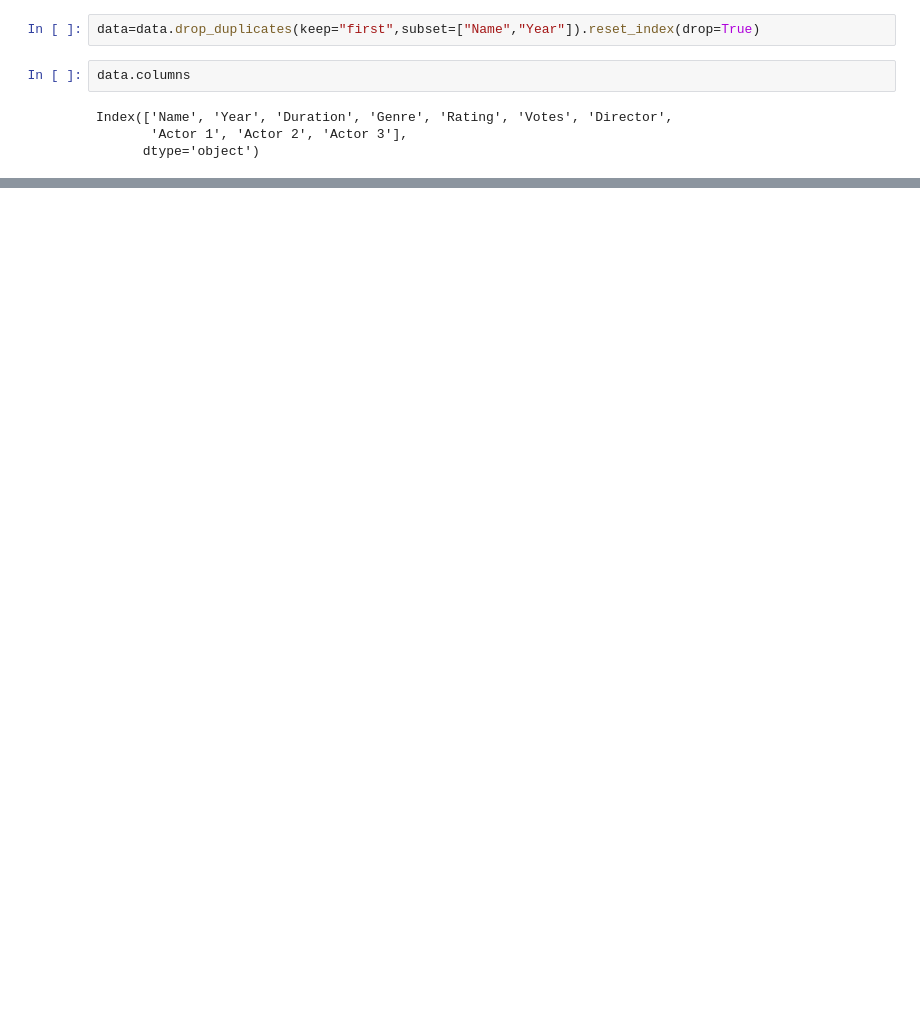
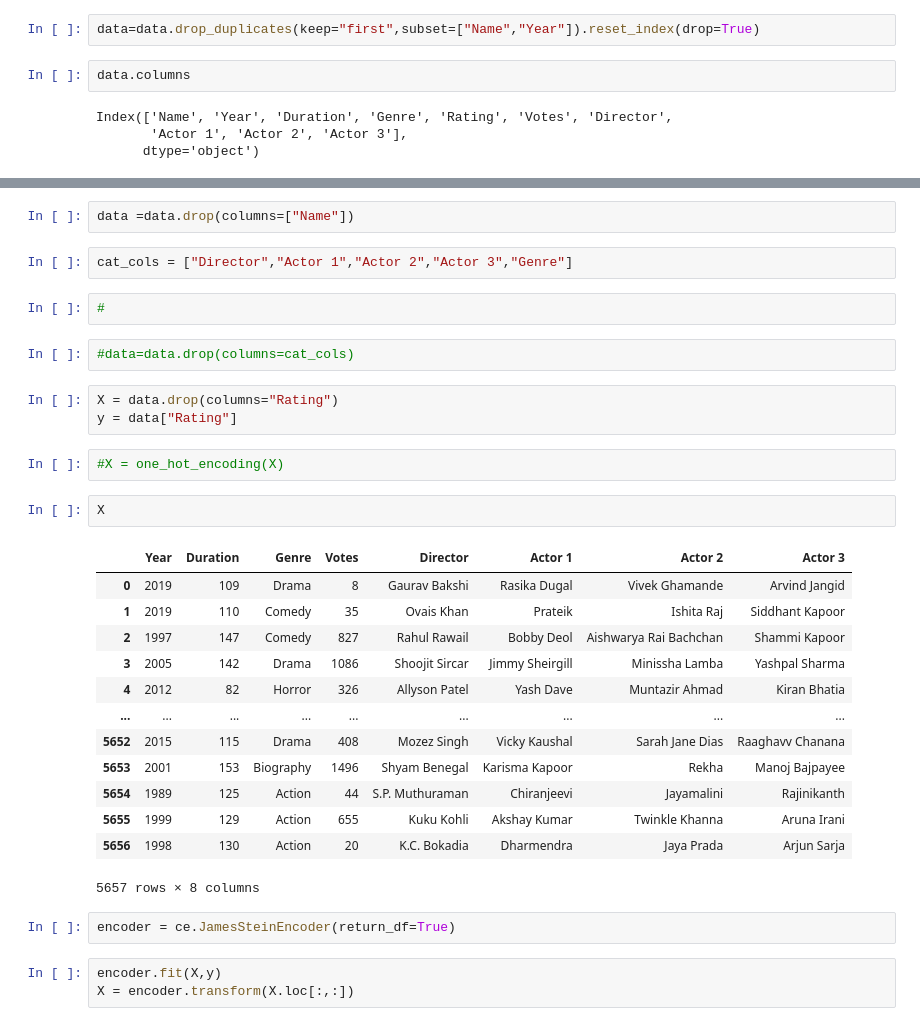
Before and after one commit to Daiaa-K/CODSOFT, a Jupyter notebook: IMDB india movies EDA and Prediction/Movies EDA and Regression.ipynb, the cells around one changed output, grey strips where cells are left out. Drawn from its saved outputs; the diff is of its cells as text; blank space fills up the shorter version.

```diff
--- a/IMDB india movies EDA and Prediction/Movies EDA and Regression.ipynb
+++ b/IMDB india movies EDA and Prediction/Movies EDA and Regression.ipynb
@@ -112,0 +341,34 @@ array(['(2019)', '(1997)', '(2005)', '(2012)', '(2014)', '(2004)',
+# %%
+data =data.drop(columns=["Name"])
+# %%
+cat_cols = ["Director","Actor 1","Actor 2","Actor 3","Genre"]
+# %%
+#
+# %%
+#data=data.drop(columns=cat_cols)
+# %%
+X = data.drop(columns="Rating")
+y = data["Rating"]
+# %%
+#X = one_hot_encoding(X)
+# %%
+X
+# %% [output]
+|  | Year | Duration | Genre | Votes | Director | Actor 1 | Actor 2 | Actor 3 |
+| 0 | 2019 | 109 | Drama | 8 | Gaurav Bakshi | Rasika Dugal | Vivek Ghamande | Arvind Jangid |
+| 1 | 2019 | 110 | Comedy | 35 | Ovais Khan | Prateik | Ishita Raj | Siddhant Kapoor |
+| 2 | 1997 | 147 | Comedy | 827 | Rahul Rawail | Bobby Deol | Aishwarya Rai Bachchan | Shammi Kapoor |
+| 3 | 2005 | 142 | Drama | 1086 | Shoojit Sircar | Jimmy Sheirgill | Minissha Lamba | Yashpal Sharma |
+| 4 | 2012 | 82 | Horror | 326 | Allyson Patel | Yash Dave | Muntazir Ahmad | Kiran Bhatia |
+| ... | ... | ... | ... | ... | ... | ... | ... | ... |
+| 5652 | 2015 | 115 | Drama | 408 | Mozez Singh | Vicky Kaushal | Sarah Jane Dias | Raaghavv Chanana |
+| 5653 | 2001 | 153 | Biography | 1496 | Shyam Benegal | Karisma Kapoor | Rekha | Manoj Bajpayee |
+| 5654 | 1989 | 125 | Action | 44 | S.P. Muthuraman | Chiranjeevi | Jayamalini | Rajinikanth |
+| 5655 | 1999 | 129 | Action | 655 | Kuku Kohli | Akshay Kumar | Twinkle Khanna | Aruna Irani |
+| 5656 | 1998 | 130 | Action | 20 | K.C. Bokadia | Dharmendra | Jaya Prada | Arjun Sarja |
+5657 rows × 8 columns
+# %%
+encoder = ce.JamesSteinEncoder(return_df=True)
+# %%
+encoder.fit(X,y)
+X = encoder.transform(X.loc[:,:])
```
Also changed, not shown: parts of 80 cells of this notebook.
